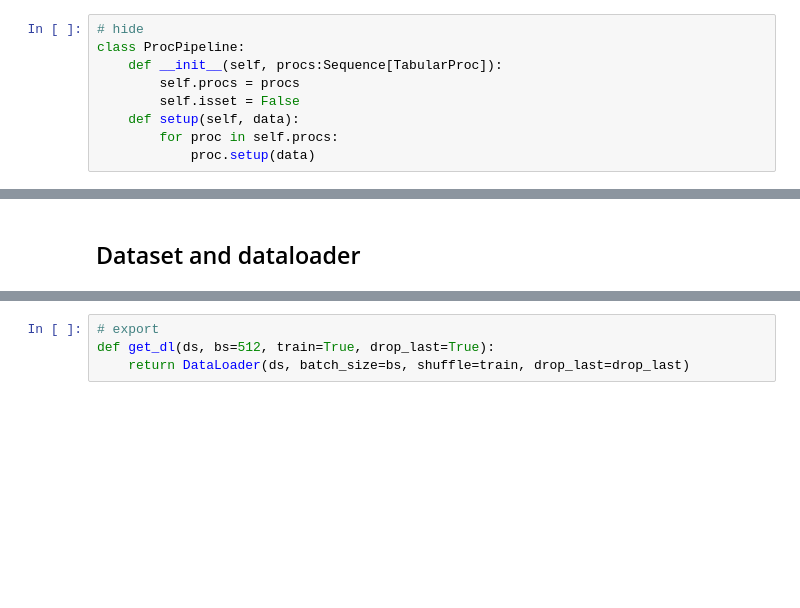
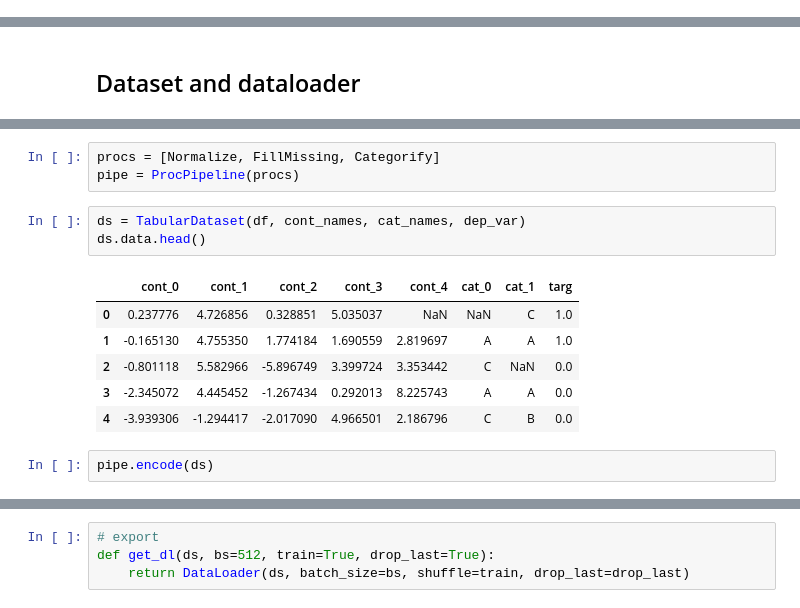
Before and after one commit to arampacha/nn4tab, a Jupyter notebook: 01_data.ipynb, the cells around one changed output, grey strips where cells are left out. Saved outputs shown, nothing was run; the diff lists cells and outputs as text; blank space fills up the shorter version.

```diff
--- a/01_data.ipynb
+++ b/01_data.ipynb
@@ -71,9 +128,0 @@ memory usage: 39.2+ KB
-# %%
-# hide
-class ProcPipeline:
-    def __init__(self, procs:Sequence[TabularProc]):
-        self.procs = procs
-        self.isset = False
-    def setup(self, data):
-        for proc in self.procs:
-            proc.setup(data)
@@ -347,0 +561,15 @@ class TabularDataset(Dataset):
+# %%
+procs = [Normalize, FillMissing, Categorify]
+pipe = ProcPipeline(procs)
+# %%
+ds = TabularDataset(df, cont_names, cat_names, dep_var)
+ds.data.head()
+# %% [output]
+|  | cont_0 | cont_1 | cont_2 | cont_3 | cont_4 | cat_0 | cat_1 | targ |
+| 0 | 0.237776 | 4.726856 | 0.328851 | 5.035037 | NaN | NaN | C | 1.0 |
+| 1 | -0.165130 | 4.755350 | 1.774184 | 1.690559 | 2.819697 | A | A | 1.0 |
+| 2 | -0.801118 | 5.582966 | -5.896749 | 3.399724 | 3.353442 | C | NaN | 0.0 |
+| 3 | -2.345072 | 4.445452 | -1.267434 | 0.292013 | 8.225743 | A | A | 0.0 |
+| 4 | -3.939306 | -1.294417 | -2.017090 | 4.966501 | 2.186796 | C | B | 0.0 |
+# %%
+pipe.encode(ds)
```
Also changed, not shown: parts of 87 cells of this notebook, 8 other files.
